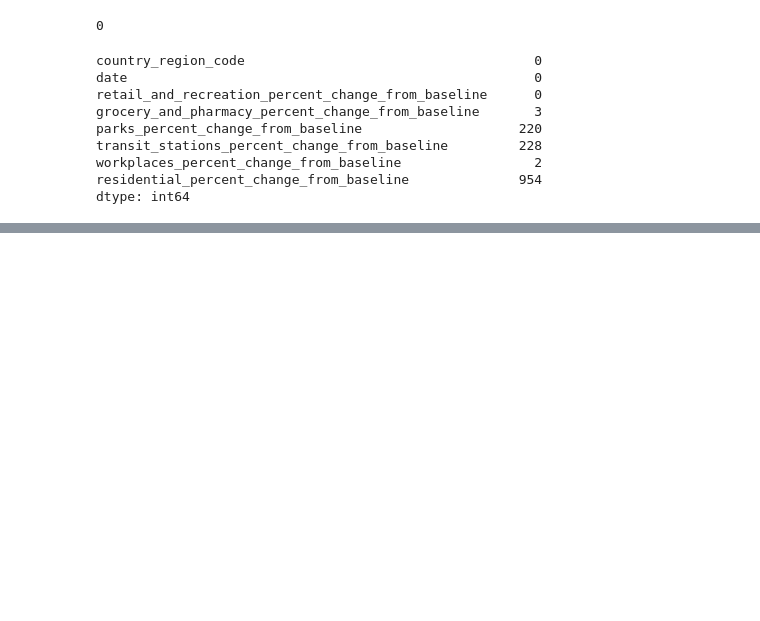
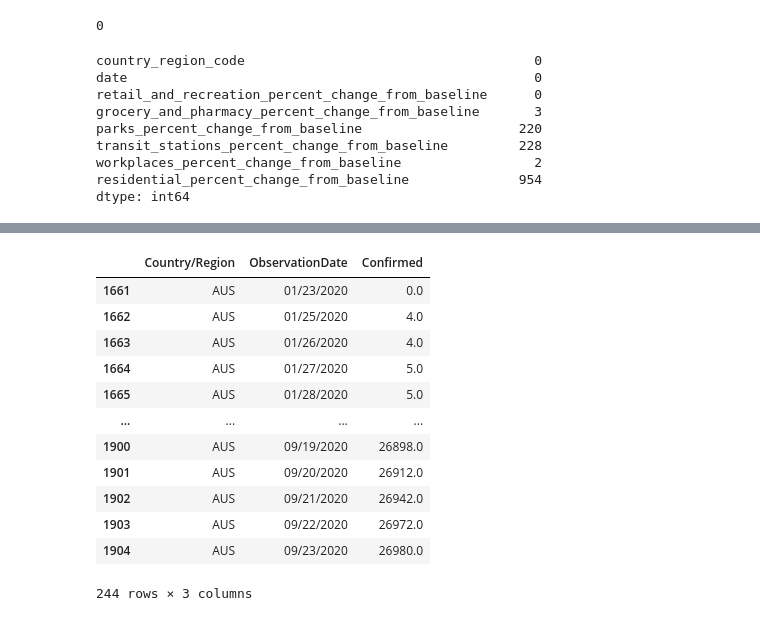
Before and after one commit to Huntfalow123/data2020, a Jupyter notebook: DataTransform.ipynb, the cells around one changed output, grey strips where cells are left out. Cells and saved outputs as stored; diff of their text form; code cells hidden in the pictures; blank space fills up the shorter version.

```diff
--- a/DataTransform.ipynb
+++ b/DataTransform.ipynb
@@ -71,0 +110,25 @@ SchoolC['School_Date'] = pd
+# %%
+Covid_Response.dropna(subset=['Country/Region', 'ObservationDate'],inplace=True)
+countries = {}
+for country in pycountry.countries:
+    countries[country.name] = country.alpha_3
+    Covid_Response['Country/Region'].replace({'Mainland China':'China','Taiwan':'Taiwan, Province of China','Russia':'Russian Federation','Macau':'Macao',
+                                              'South Korea':'Korea, Republic of','Vietnam':'Viet Nam','Syria':'Syrian Arab Republic'}, inplace=True)
+Covid_Response['Country/Region'].replace(countries, inplace=True)
+Covid_Response = Covid_Response[['Country/Region','ObservationDate','Confirmed']]
+Covid_Response = Covid_Response.groupby(['Country/Region','ObservationDate']).sum().reset_index()
+Covid_Response[Covid_Response['Country/Region'] == 'AUS']
+# %% [output]
+|  | Country/Region | ObservationDate | Confirmed |
+| 1661 | AUS | 01/23/2020 | 0.0 |
+| 1662 | AUS | 01/25/2020 | 4.0 |
+| 1663 | AUS | 01/26/2020 | 4.0 |
+| 1664 | AUS | 01/27/2020 | 5.0 |
+| 1665 | AUS | 01/28/2020 | 5.0 |
+| ... | ... | ... | ... |
+| 1900 | AUS | 09/19/2020 | 26898.0 |
+| 1901 | AUS | 09/20/2020 | 26912.0 |
+| 1902 | AUS | 09/21/2020 | 26942.0 |
+| 1903 | AUS | 09/22/2020 | 26972.0 |
+| 1904 | AUS | 09/23/2020 | 26980.0 |
+244 rows × 3 columns
```
Also changed, not shown: parts of 5 cells of this notebook.
